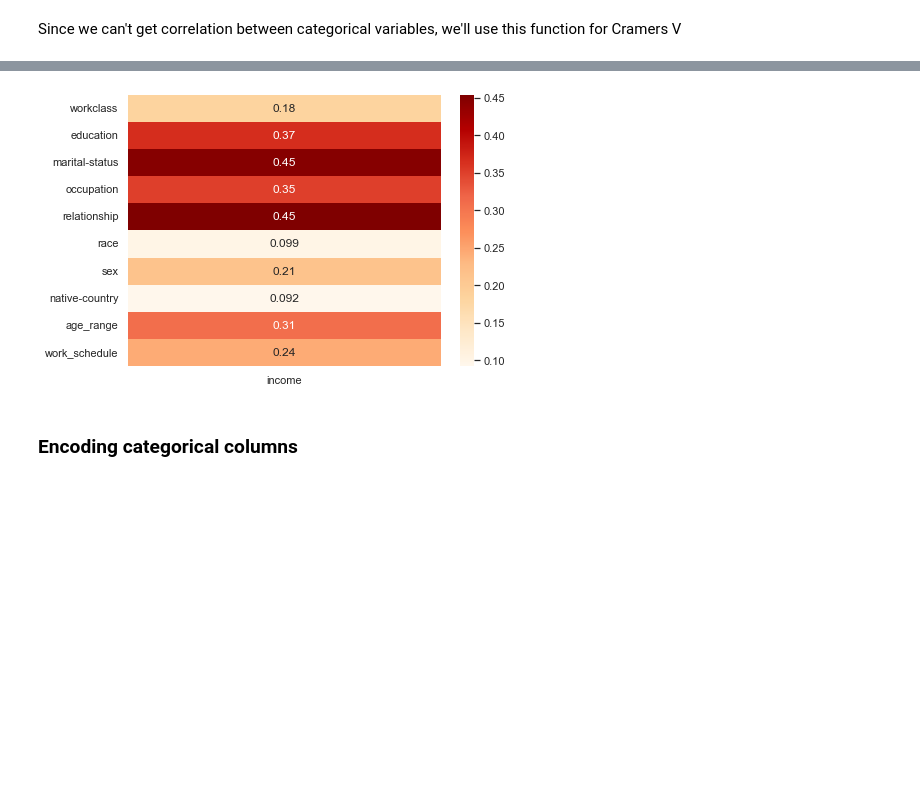
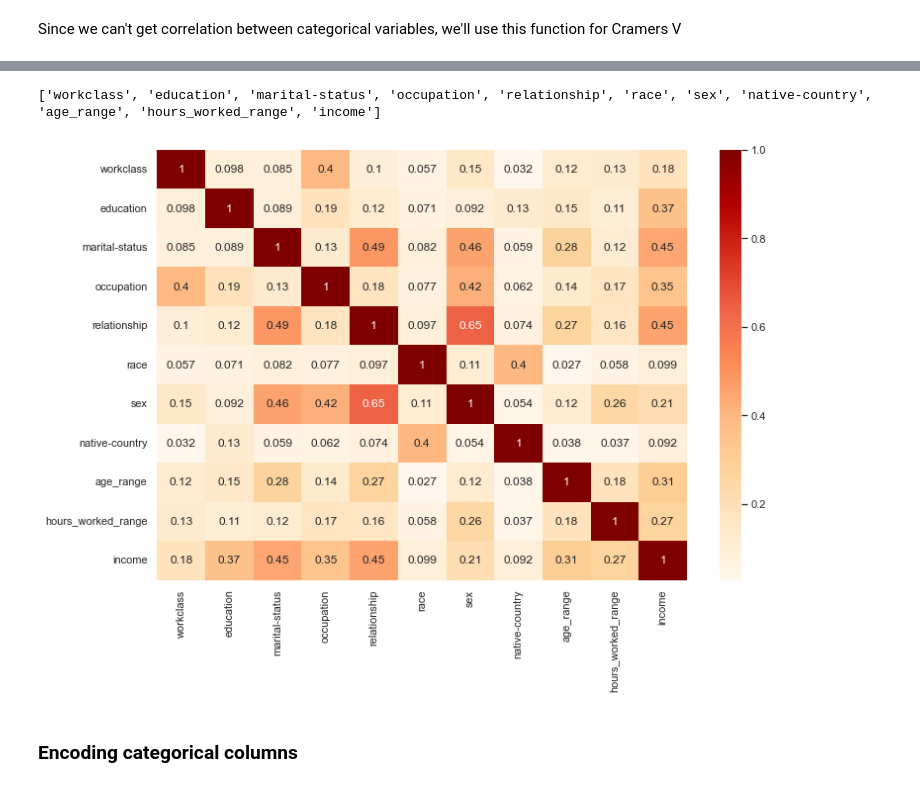
Before and after one commit to jduran3/Marketing_based_on_income_classification, a Jupyter notebook: notebooks/Capstone 2 - EDA v2.ipynb, the cells around one changed output, grey strips where cells are left out. Saved outputs shown, nothing was run; the diff lists cells and outputs as text; code cells hidden in the pictures; blank space fills up the shorter version.

```diff
--- a/notebooks/Capstone 2 - EDA v2.ipynb
+++ b/notebooks/Capstone 2 - EDA v2.ipynb
@@ -342,7 +315,27 @@ df_corr_cat.sort_values('income', ascending=False)
-# %%
-sns.heatmap(df_corr_cat, cmap='OrRd', annot=True);
-# %% [output]
-[figure, removed]
+# %%
+# Creating an extended categtory list and adding "income" to see also correlation to target variable
+cat_list_corr = cat_list
+cat_list_corr.append(('income'))
+print(cat_list_corr)
+# %% [output]
+['workclass', 'education', 'marital-status', 'occupation', 'relationship', 'race', 'sex', 'native-country', 'age_range', 'hours_worked_range', 'income']
+# %%
+# Creating dataframe to capture correlation values from categorical features
+corr_cat = pd.DataFrame(index=cat_list_corr, columns=cat_list_corr)
+# %%
+# Cycling thru categorical features to obtain correlation using Cramers V function
+for cat in corr_cat.index:
+    for col in corr_cat.columns:
+        corr_cat.loc[cat, col] = cramers_v(df[cat], df[col])
+# %%
+# Converting values from string to float
+corr_cat = corr_cat.astype(float)
+# %%
+# plotting correlation heatmap for categorical variables
+plt.figure(figsize = (12, 8))
+sns.heatmap(corr_cat, cmap='OrRd', annot=True);
+# %% [output]
+[figure, added]
 # %% [markdown]
 ### Encoding categorical columns
 # %% [markdown]
```
Also changed, not shown: parts of 22 cells of this notebook, 4 other files.
